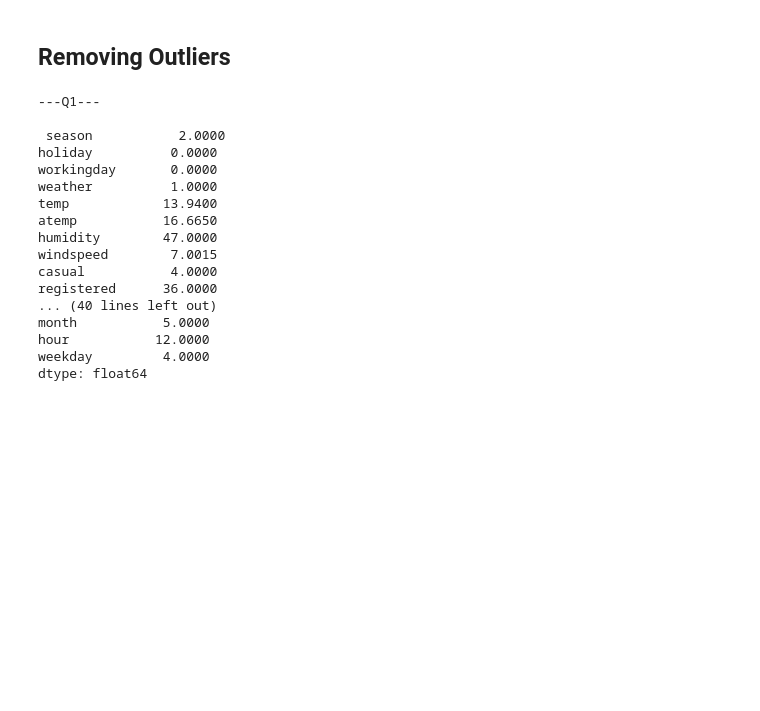
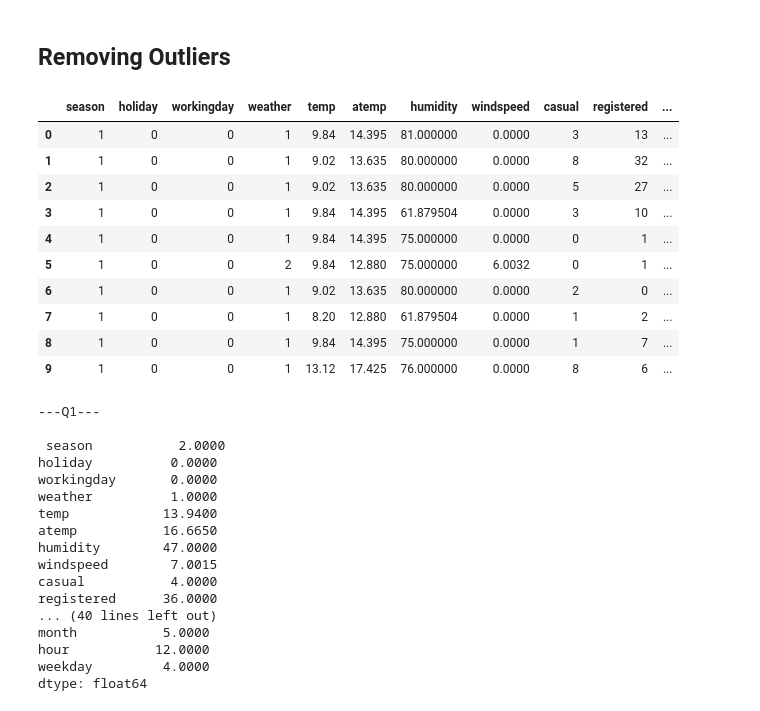
Before and after one commit to Tauseef117/Bike_Demand_Prediction, a Jupyter notebook: 00_Final_Bike_Demand.ipynb, the cells around one changed output. Drawn from its saved outputs; the diff is of its cells as text; code cells hidden in the pictures; blank space fills up the shorter version.

```diff
--- a/00_Final_Bike_Demand.ipynb
+++ b/00_Final_Bike_Demand.ipynb
@@ -726,6 +726,20 @@ plt.show()
 [figure]
 # %% [markdown]
 ## Removing Outliers
+# %%
+df.head(10)
+# %% [output]
+|  | season | holiday | workingday | weather | temp | atemp | humidity | windspeed | casual | registered | ... |
+| 0 | 1 | 0 | 0 | 1 | 9.84 | 14.395 | 81.000000 | 0.0000 | 3 | 13 | ... |
+| 1 | 1 | 0 | 0 | 1 | 9.02 | 13.635 | 80.000000 | 0.0000 | 8 | 32 | ... |
+| 2 | 1 | 0 | 0 | 1 | 9.02 | 13.635 | 80.000000 | 0.0000 | 5 | 27 | ... |
+| 3 | 1 | 0 | 0 | 1 | 9.84 | 14.395 | 61.879504 | 0.0000 | 3 | 10 | ... |
+| 4 | 1 | 0 | 0 | 1 | 9.84 | 14.395 | 75.000000 | 0.0000 | 0 | 1 | ... |
+| 5 | 1 | 0 | 0 | 2 | 9.84 | 12.880 | 75.000000 | 6.0032 | 0 | 1 | ... |
+| 6 | 1 | 0 | 0 | 1 | 9.02 | 13.635 | 80.000000 | 0.0000 | 2 | 0 | ... |
+| 7 | 1 | 0 | 0 | 1 | 8.20 | 12.880 | 61.879504 | 0.0000 | 1 | 2 | ... |
+| 8 | 1 | 0 | 0 | 1 | 9.84 | 14.395 | 75.000000 | 0.0000 | 1 | 7 | ... |
+| 9 | 1 | 0 | 0 | 1 | 13.12 | 17.425 | 76.000000 | 0.0000 | 8 | 6 | ... |
 # %%
 Q1=df.quantile(0.25)
 Q3=df.quantile(0.75)
```
Also changed, not shown: parts of 4 cells of this notebook.
